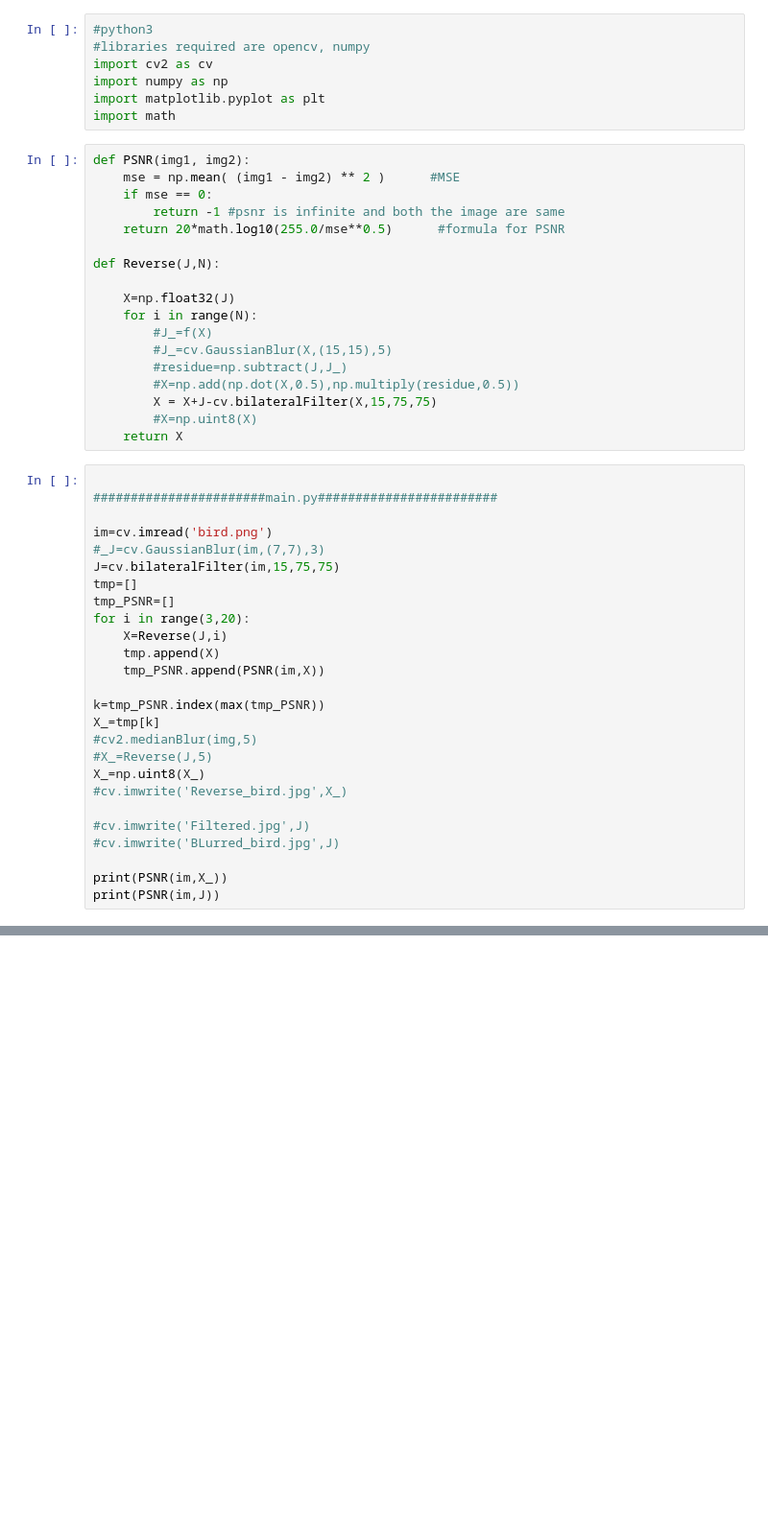
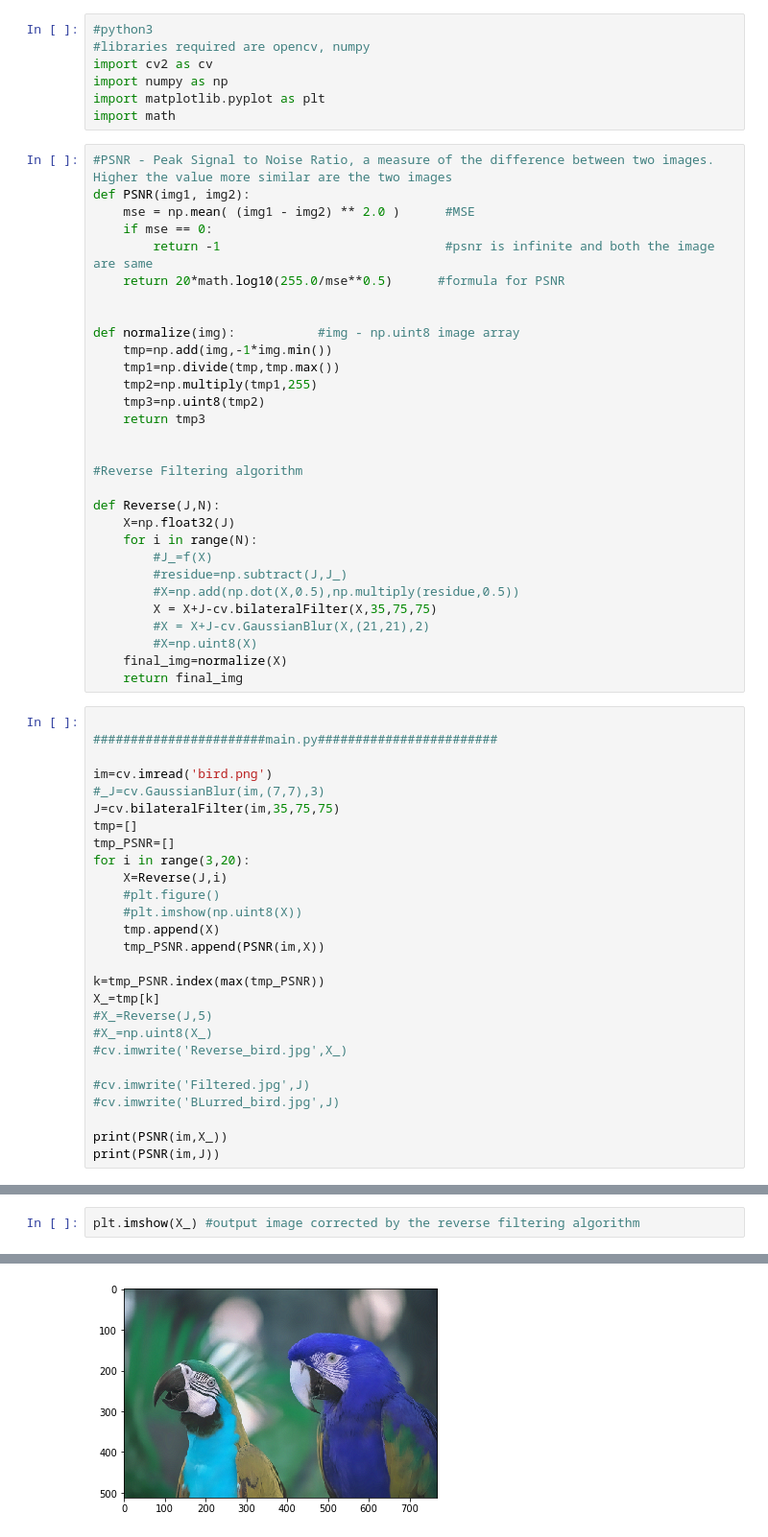
Before and after one commit to shv07/Computer-Vision, a Jupyter notebook: Reverse_Filter_code.ipynb, the cells around one changed output, grey strips where cells are left out. Shown at 96% size. Drawn from its saved outputs; the diff is of its cells as text; blank space fills up the shorter version.

```diff
--- a/Reverse_Filter_code.ipynb
+++ b/Reverse_Filter_code.ipynb
@@ -6,42 +6,55 @@ import numpy as np
 import matplotlib.pyplot as plt
 import math
 # %%
+#PSNR - Peak Signal to Noise Ratio, a measure of the difference between two images. Higher the value more similar are the two images
 def PSNR(img1, img2):
-    mse = np.mean( (img1 - img2) ** 2 )      #MSE
+    mse = np.mean( (img1 - img2) ** 2.0 )      #MSE
     if mse == 0:
-        return -1 #psnr is infinite and both the image are same
+        return -1                              #psnr is infinite and both the image are same
     return 20*math.log10(255.0/mse**0.5)      #formula for PSNR
 
+
+def normalize(img):           #img - np.uint8 image array
+    tmp=np.add(img,-1*img.min())
+    tmp1=np.divide(tmp,tmp.max())
+    tmp2=np.multiply(tmp1,255)
+    tmp3=np.uint8(tmp2)
+    return tmp3
+
+
+#Reverse Filtering algorithm
+
 def Reverse(J,N):
-
     X=np.float32(J)
     for i in range(N):
         #J_=f(X)
-        #J_=cv.GaussianBlur(X,(15,15),5)
         #residue=np.subtract(J,J_)
         #X=np.add(np.dot(X,0.5),np.multiply(residue,0.5))
-        X = X+J-cv.bilateralFilter(X,15,75,75)
+        X = X+J-cv.bilateralFilter(X,35,75,75)
+        #X = X+J-cv.GaussianBlur(X,(21,21),2)
         #X=np.uint8(X)
-    return X
+    final_img=normalize(X)
+    return final_img
 # %%
 
 #######################main.py########################
 
 im=cv.imread('bird.png')
 #_J=cv.GaussianBlur(im,(7,7),3)
-J=cv.bilateralFilter(im,15,75,75)
+J=cv.bilateralFilter(im,35,75,75)
 tmp=[]
 tmp_PSNR=[]
 for i in range(3,20):
     X=Reverse(J,i)
+    #plt.figure()
+    #plt.imshow(np.uint8(X))
     tmp.append(X)
     tmp_PSNR.append(PSNR(im,X))
 
 k=tmp_PSNR.index(max(tmp_PSNR))
 X_=tmp[k]
-#cv2.medianBlur(img,5)
 #X_=Reverse(J,5)
-X_=np.uint8(X_)
+#X_=np.uint8(X_)
 #cv.imwrite('Reverse_bird.jpg',X_)
 
 #cv.imwrite('Filtered.jpg',J)
@@ -69,0 +68,3 @@ plt.imshow(np.uint8(X_))
+# %%
+plt.imshow(X_) #output image corrected by the reverse filtering algorithm
+# %% [output]
@@ -69,0 +72 @@ plt.imshow(np.uint8(X_))
+[figure, added]
```
Also changed, not shown: parts of 31 cells of this notebook.
